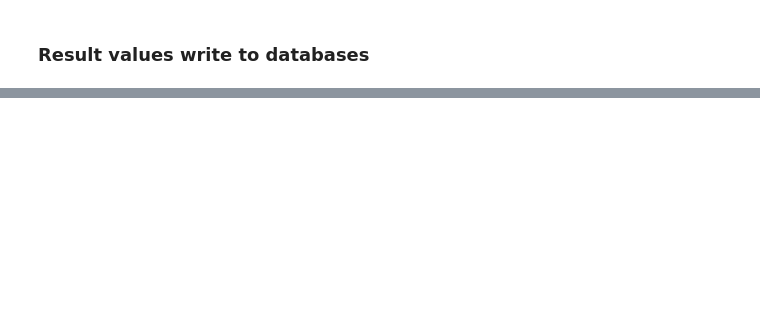
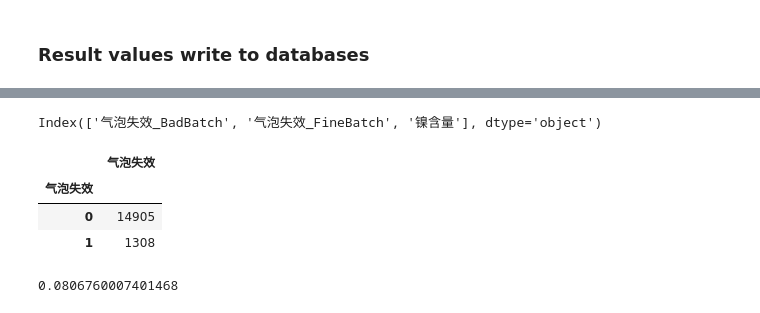
Before and after one commit to chijiang/KG_to_BN_model, a Jupyter notebook: structuring_test.ipynb, the cells around one changed output, grey strips where cells are left out. Cells and saved outputs as stored; diff of their text form; code cells hidden in the pictures; blank space fills up the shorter version.

```diff
--- a/structuring_test.ipynb
+++ b/structuring_test.ipynb
@@ -136,0 +455,15 @@ print(model.get_cpds()[4])
+# %%
+df_prob.columns
+# %% [output]
+Index(['气泡失效_BadBatch', '气泡失效_FineBatch', '镍含量'], dtype='object')
+# %%
+data.groupby(['气泡失效']).agg({'气泡失效':'count'})
+# %% [output]
+|  | 气泡失效 |
+| 气泡失效 |  |
+| 0 | 14905 |
+| 1 | 1308 |
+# %%
+1308 / (1308 + 14905)
+# %% [output]
+0.0806760007401468
```
Also changed, not shown: parts of 36 cells of this notebook, 10 other files.
